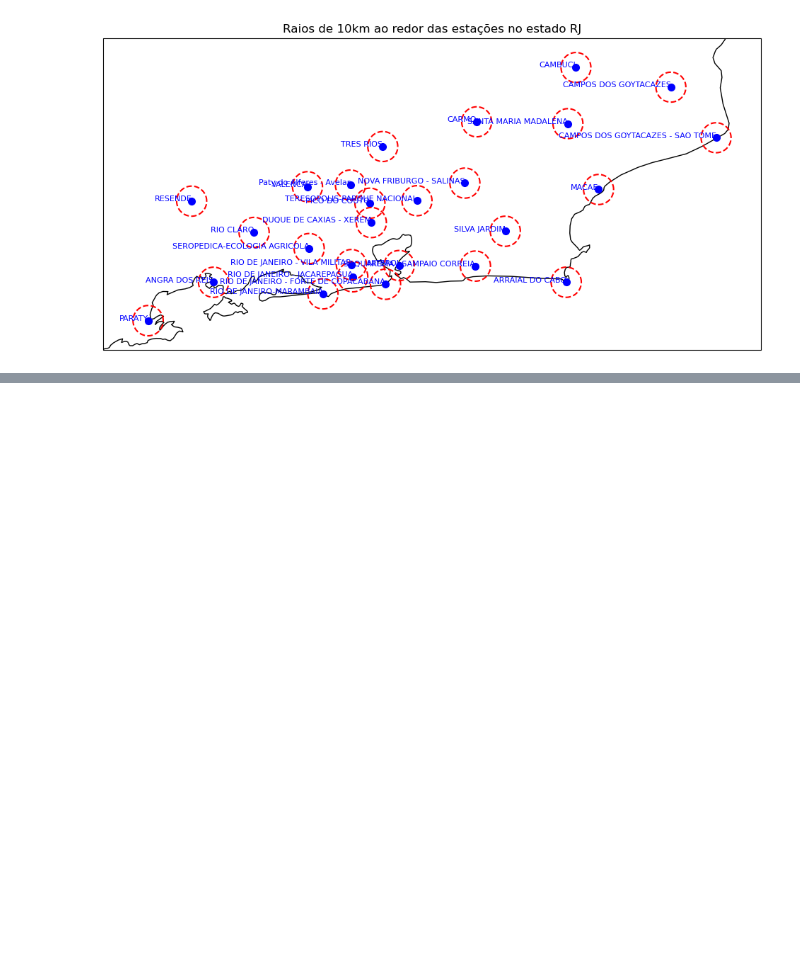
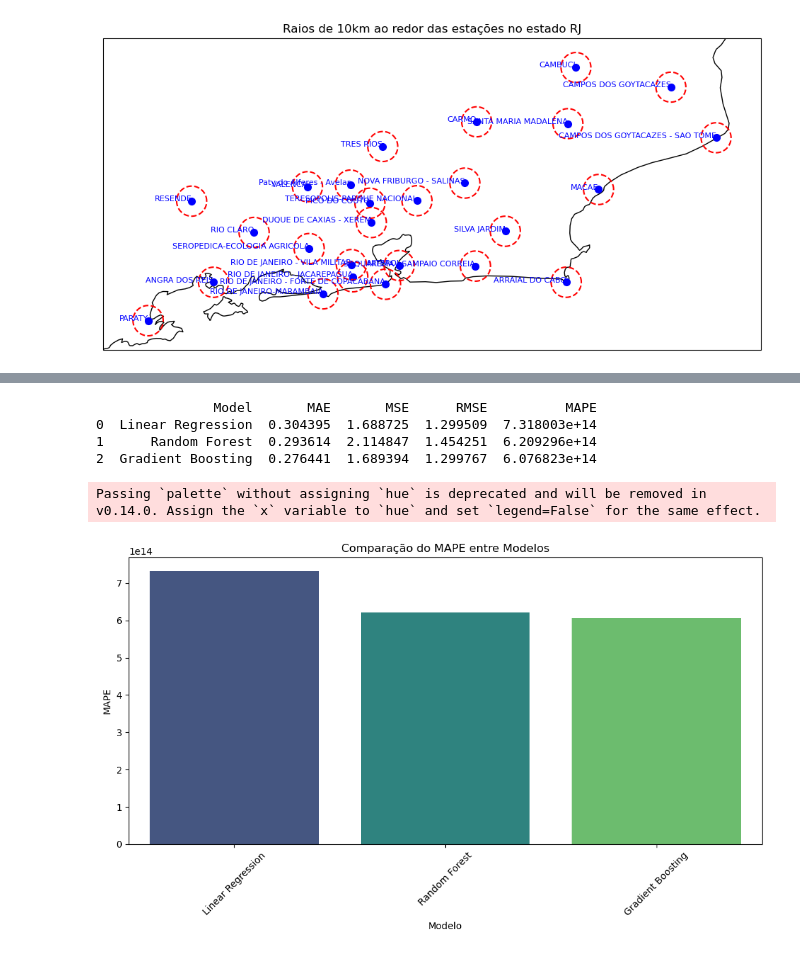
Before and after one commit to RenoMorais/renan_morais_inf2102, a Jupyter notebook: 02_example.ipynb, the cells around one changed output, grey strips where cells are left out. Drawn from its saved outputs; the diff is of its cells as text; code cells hidden in the pictures; blank space fills up the shorter version.

```diff
--- a/02_example.ipynb
+++ b/02_example.ipynb
@@ -101,3 +21,5 @@ df_stations_2023 = read_zipfile(filepath_2023)
+# %%
+df_stations_2023 = pd.read_csv('df_stations_down.csv')
 # %%
 df_stations_2023.columns
 # %% [output]
@@ -139,17 +80,14 @@ df_stations = df_stations[df_stations_2023['uf'] == "RJ"]
 # %%
 models = {
-    'Linear Regression': LinearRegression,
-    'Random Forest': RandomForestRegressor,
-    'Gradient Boosting': GradientBoostingRegressor,
-    'Support Vector Machine': SVR,
-    'K-Nearest Neighbors': KNeighborsRegressor,
+    # 'Linear Regression': LinearRegression,
+    # 'Random Forest': RandomForestRegressor,
+    # 'Gradient Boosting': GradientBoostingRegressor
+    # 'Support Vector Machine': SVR,
+    # 'K-Nearest Neighbors': KNeighborsRegressor
     'ARIMA': ARIMAModel
 }
 
 # Supondo que você tenha um DataFrame `data` com suas features e target
-numeric_features = ['temperatura_orvalho', 'temperatura_ar','vento_velocidade', 'umidade_relativa']
-categorical_features = ['vento_direcao']
+numeric_features = ['temperatura_orvalho','temperatura_ar', 'umidade_relativa']
+categorical_features = ['codigo_wmo']
 target = 'precipitacao'
-
-metrics_df = train_and_evaluate_models(models, df_stations, numeric_features, categorical_features, target)
-print(metrics_df)
@@ -157,0 +94,5 @@ NameError: name 'ARIMAModel' is not defined
+# %%
+# Amostrar 10% dos dados
+sampled_data = df_stations.sample(frac=0.1, random_state=42)
+# %%
+metrics_df = train_and_evaluate_models(models, sampled_data, numeric_features, categorical_features, target)
@@ -157,0 +136,10 @@ NameError: name 'ARIMAModel' is not defined
+# %%
+print(metrics_df)
+plot_mape_comparison(metrics_df)
+# %% [output]
+               Model       MAE       MSE      RMSE          MAPE
+0  Linear Regression  0.304395  1.688725  1.299509  7.318003e+14
+1      Random Forest  0.293614  2.114847  1.454251  6.209296e+14
+2  Gradient Boosting  0.276441  1.689394  1.299767  6.076823e+14
+Passing `palette` without assigning `hue` is deprecated and will be removed in v0.14.0. Assign the `x` variable to `hue` and set `legend=False` for the same effect.
+[figure, added]
```
Also changed, not shown: parts of 13 cells of this notebook, 1 other file.
